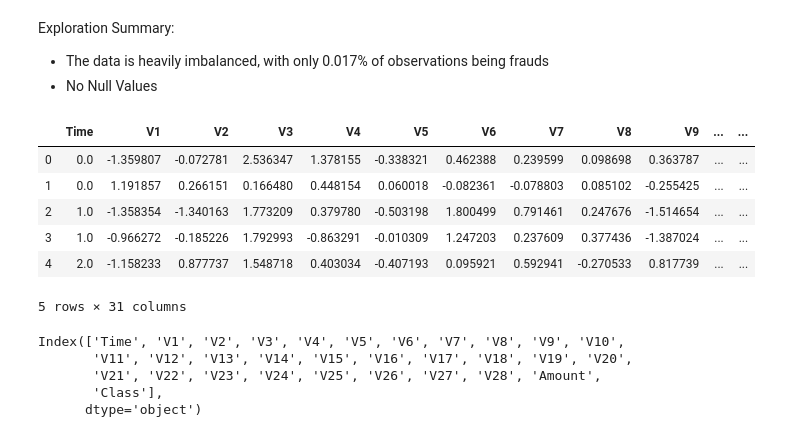
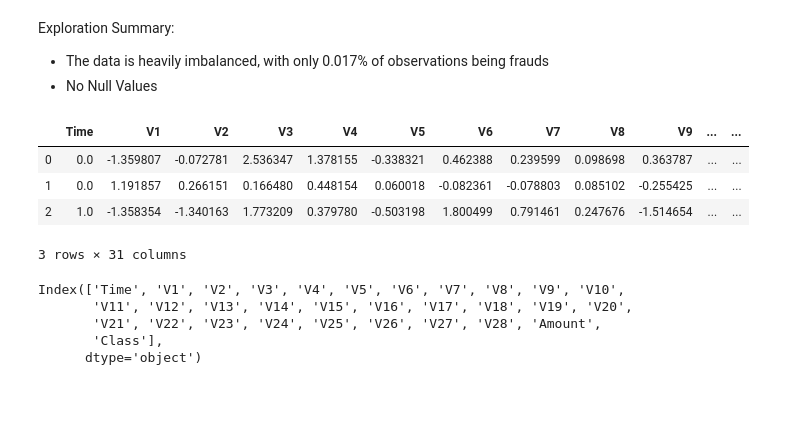
Before and after one commit to AdamBlomfield/credit_card_fraud, a Jupyter notebook: notebooks/data_cleaning.ipynb, the cells around one changed output. Saved outputs shown, nothing was run; the diff lists cells and outputs as text; code cells hidden in the pictures; blank space fills up the shorter version.

Commit message:
Used gzip to upload smaller database to Github, Train-test split on clean df and scaled clean df, baseline model created

```diff
--- a/notebooks/data_cleaning.ipynb
+++ b/notebooks/data_cleaning.ipynb
@@ -80,14 +28,12 @@ Exploration Summary:
 # %%
-df = pd.read_csv('../data/raw/creditcard.csv')
-df.head()
+df = pd.read_csv('../data/raw/creditcard.gz', compression='gzip', index_col=0)
+df.head(3)
 # %% [output]
 |  | Time | V1 | V2 | V3 | V4 | V5 | V6 | V7 | V8 | V9 | ... | ... |
 | 0 | 0.0 | -1.359807 | -0.072781 | 2.536347 | 1.378155 | -0.338321 | 0.462388 | 0.239599 | 0.098698 | 0.363787 | ... | ... |
 | 1 | 0.0 | 1.191857 | 0.266151 | 0.166480 | 0.448154 | 0.060018 | -0.082361 | -0.078803 | 0.085102 | -0.255425 | ... | ... |
 | 2 | 1.0 | -1.358354 | -1.340163 | 1.773209 | 0.379780 | -0.503198 | 1.800499 | 0.791461 | 0.247676 | -1.514654 | ... | ... |
-| 3 | 1.0 | -0.966272 | -0.185226 | 1.792993 | -0.863291 | -0.010309 | 1.247203 | 0.237609 | 0.377436 | -1.387024 | ... | ... |
-| 4 | 2.0 | -1.158233 | 0.877737 | 1.548718 | 0.403034 | -0.407193 | 0.095921 | 0.592941 | -0.270533 | 0.817739 | ... | ... |
-5 rows × 31 columns
+3 rows × 31 columns
 # %%
 df.columns
 # %% [output]
```
Also changed, not shown: parts of 16 cells of this notebook, 5 other files.
